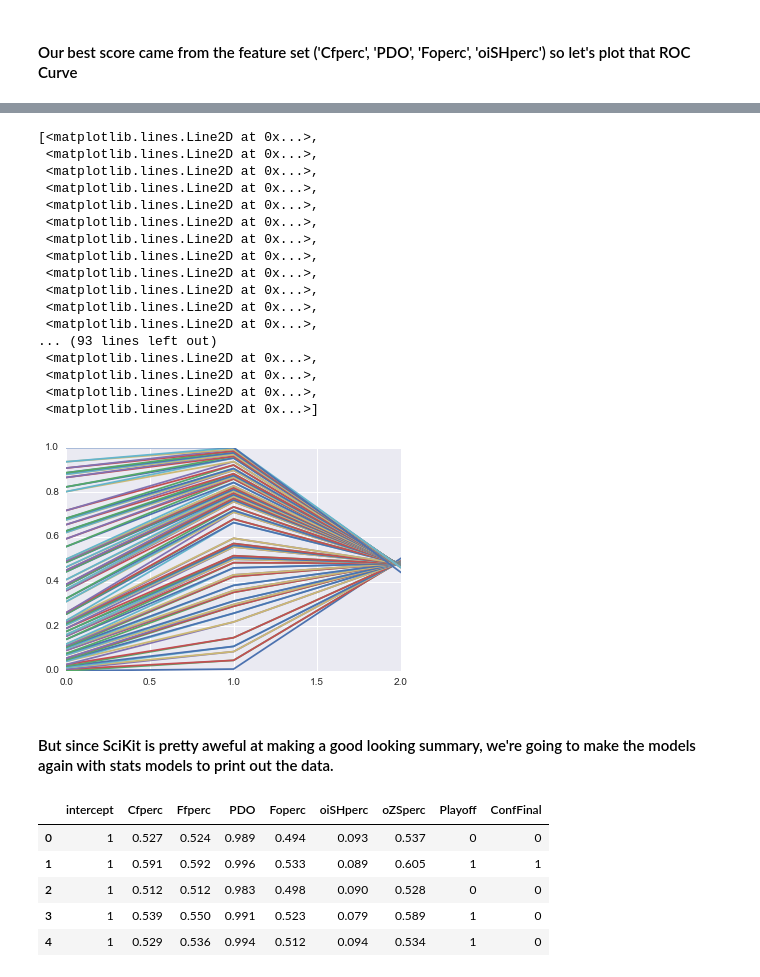
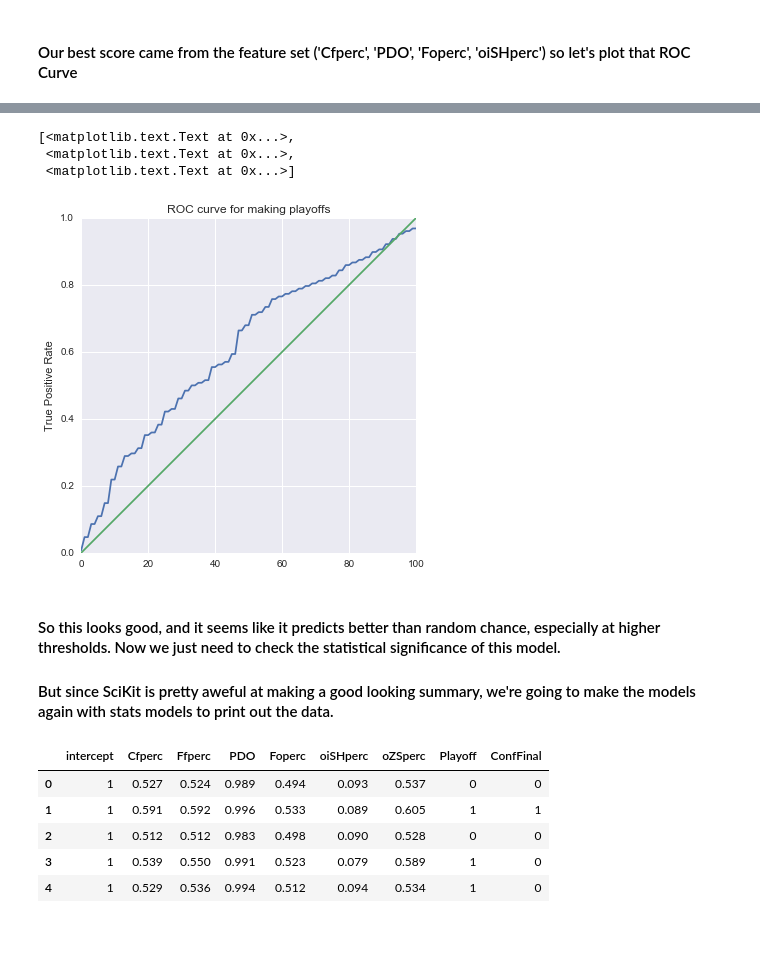
Before and after one commit to themp731/Projects, a Jupyter notebook: Final_Data/Deliverables/NHL_Success_1.ipynb, the cells around one changed output, grey strips where cells are left out. Cells and saved outputs as stored; diff of their text form; code cells hidden in the pictures; blank space fills up the shorter version.

```diff
--- a/Final_Data/Deliverables/NHL_Success_1.ipynb
+++ b/Final_Data/Deliverables/NHL_Success_1.ipynb
@@ -141,28 +142,22 @@ team_stats_df['predictions'] = predictions.predict_proba(team_stats_df[['Cfperc'
-# %%
-val_1 = roc_curve(team_stats_df["Playoff"],team_stats_df['baseline'])
-val_2 = roc_curve(team_stats_df["Playoff"],team_stats_df['predictions'])
-plt.plot(val_2)
-#set(title='Area Under the Curve for making playoffs', ylabel='', xlabel='', xlim=(0, 1), ylim=(0, 1))
-# %% [output]
-[<matplotlib.lines.Line2D at 0x...>,
- <matplotlib.lines.Line2D at 0x...>,
- <matplotlib.lines.Line2D at 0x...>,
- <matplotlib.lines.Line2D at 0x...>,
- <matplotlib.lines.Line2D at 0x...>,
- <matplotlib.lines.Line2D at 0x...>,
- <matplotlib.lines.Line2D at 0x...>,
- <matplotlib.lines.Line2D at 0x...>,
- <matplotlib.lines.Line2D at 0x...>,
- <matplotlib.lines.Line2D at 0x...>,
- <matplotlib.lines.Line2D at 0x...>,
- <matplotlib.lines.Line2D at 0x...>,
-... (93 lines left out)
- <matplotlib.lines.Line2D at 0x...>,
- <matplotlib.lines.Line2D at 0x...>,
- <matplotlib.lines.Line2D at 0x...>,
- <matplotlib.lines.Line2D at 0x...>]
-[figure, removed]
+# %%
+team_stats_df
+fig = plt.figure(figsize=(6,6))
+axes = fig.add_subplot(1,1,1,xlim=(0,100))
+#Had issues making a good baseline curve
+#val_1 = roc_curve(team_stats_df["Playoff"],team_stats_df['baseline'])[1]
+val_1 = [x/100.0 for x in range(0,101)]
+val_2 = roc_curve(team_stats_df["Playoff"],team_stats_df['predictions'])[1]
+thresh = roc_curve(team_stats_df["Playoff"],team_stats_df['predictions'])[2]
+axes.plot(val_2)
+axes.plot(val_1)
+axes.set(title='ROC curve for making playoffs', ylabel='True Positive Rate', xlabel='')
+# %% [output]
+[<matplotlib.text.Text at 0x...>,
+ <matplotlib.text.Text at 0x...>,
+ <matplotlib.text.Text at 0x...>]
+[figure, added]
 # %% [markdown]
+#### So this looks good, and it seems like it predicts better than random chance, especially at higher thresholds. Now we just need to check the statistical significance of this model.
 #### But since SciKit is pretty aweful at making a good looking summary, we're going to make the models again with stats models to print out the data.
 # %%
 import statsmodels.api as sm
```
Also changed, not shown: parts of 8 cells of this notebook.
